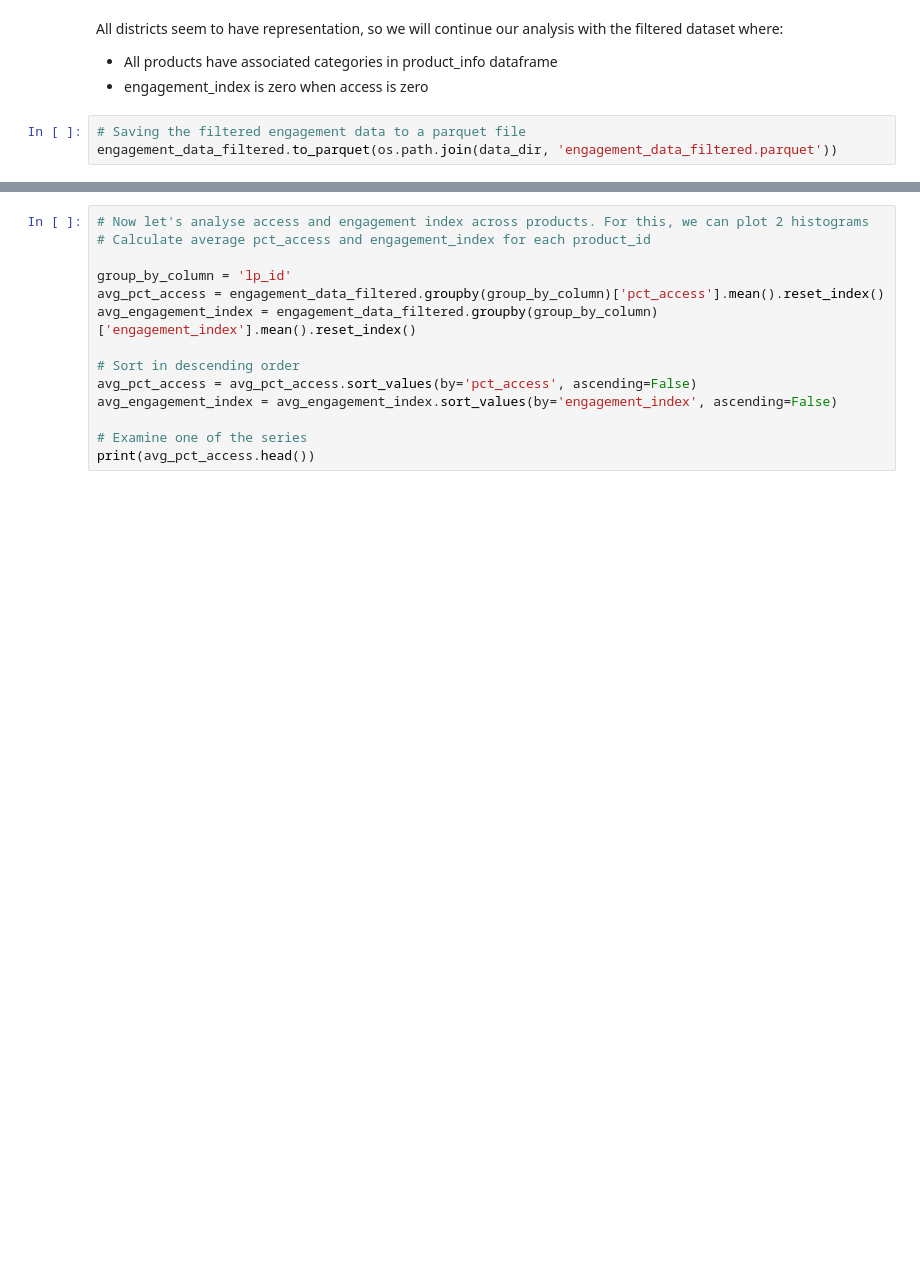
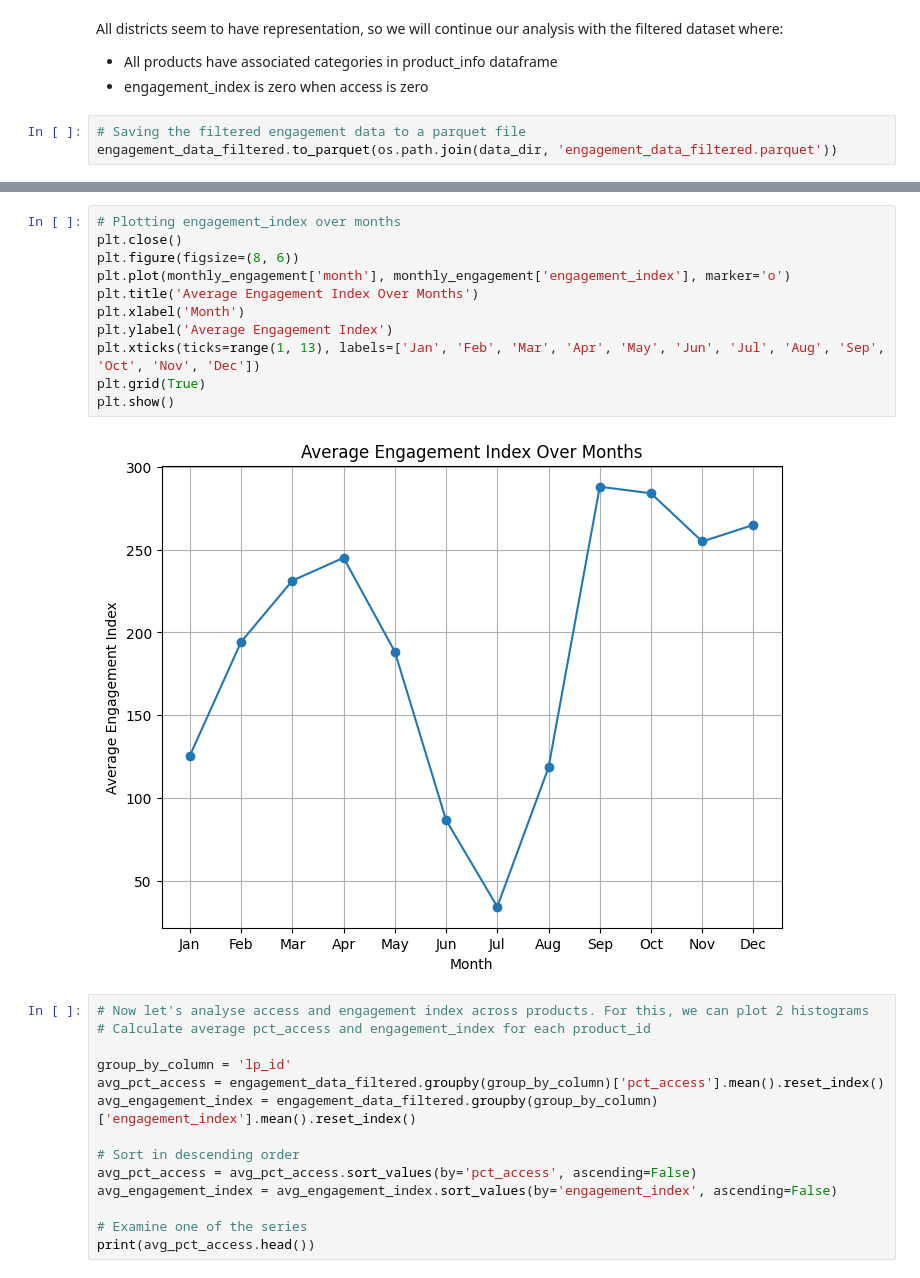
Before and after one commit to eshanprashar/covid_edtech_usage, a Jupyter notebook: code/00_cleaning_merging.ipynb, the cells around one changed output, grey strips where cells are left out. Drawn from its saved outputs; the diff is of its cells as text; blank space fills up the shorter version.

```diff
--- a/code/00_cleaning_merging.ipynb
+++ b/code/00_cleaning_merging.ipynb
@@ -127,3 +184,16 @@ engagement_data_filtered.to_parquet(os.path.join(data_dir, 'engagement_data_filt
+# %%
+# Plotting engagement_index over months
+plt.close()
+plt.figure(figsize=(8, 6))
+plt.plot(monthly_engagement['month'], monthly_engagement['engagement_index'], marker='o')
+plt.title('Average Engagement Index Over Months')
+plt.xlabel('Month')
+plt.ylabel('Average Engagement Index')
+plt.xticks(ticks=range(1, 13), labels=['Jan', 'Feb', 'Mar', 'Apr', 'May', 'Jun', 'Jul', 'Aug', 'Sep', 'Oct', 'Nov', 'Dec'])
+plt.grid(True)
+plt.show()
+# %% [output]
+[figure, added]
 # %%
 # Now let's analyse access and engagement index across products. For this, we can plot 2 histograms
 # Calculate average pct_access and engagement_index for each product_id
```
Also changed, not shown: parts of 5 cells of this notebook, 5 other files.
